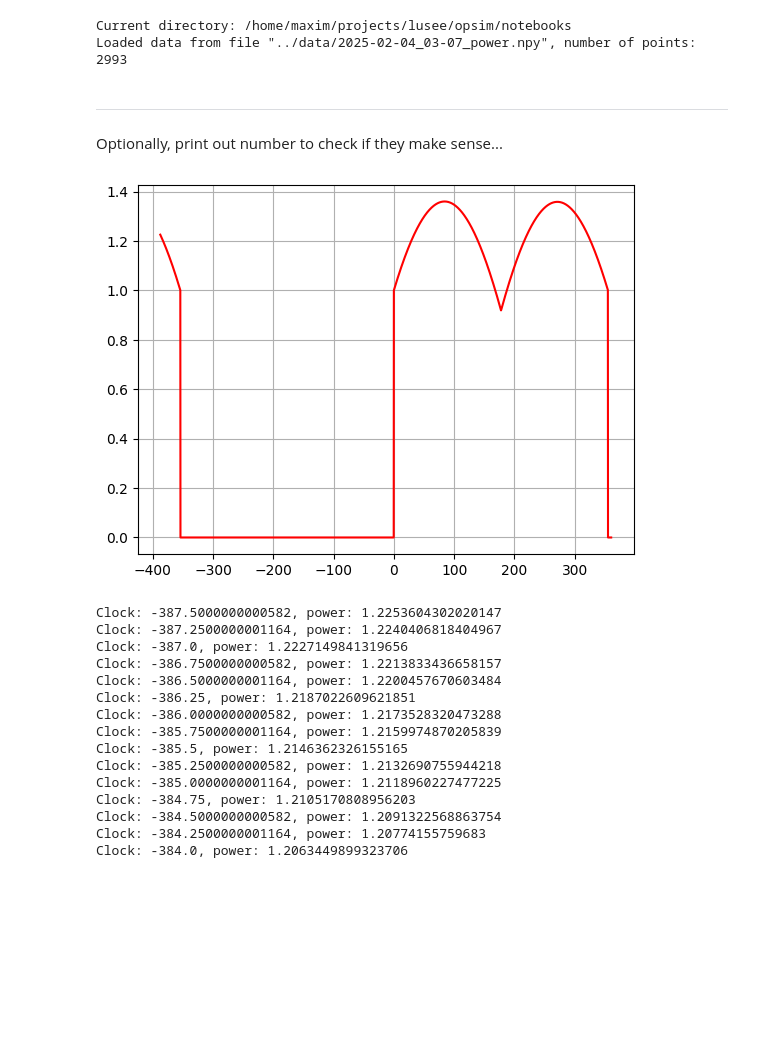
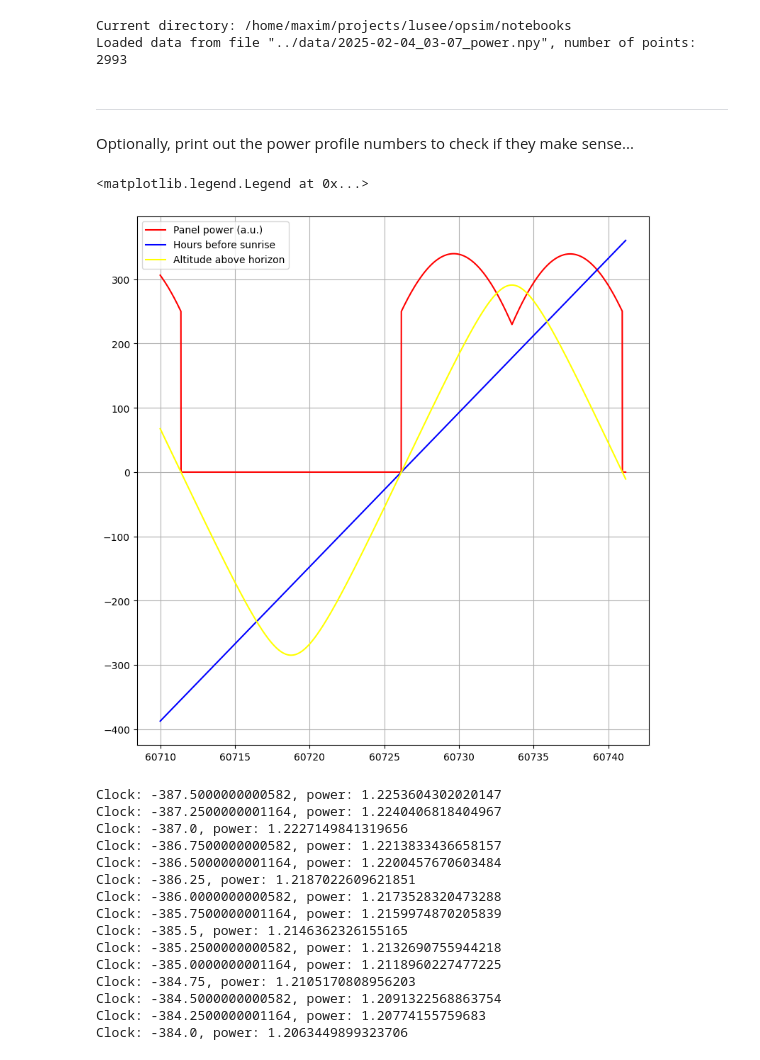
Before and after one commit to lusee-night/opsim, a Jupyter notebook: notebooks/sim.ipynb, the cells around one changed output. Cells and saved outputs as stored; diff of their text form; code cells hidden in the pictures; blank space fills up the shorter version.

```diff
--- a/notebooks/sim.ipynb
+++ b/notebooks/sim.ipynb
@@ -65,5 +67,5 @@ Loaded data from file "../data/2025-02-04_03-07_power.npy", number of points: 29
 # %% [markdown]
 ---
 
-Optionally, print out number to check if they make sense...
+Optionally, print out the power profile numbers to check if they make sense...
 # %%
@@ -72,13 +74,20 @@ Optionally, print out number to check if they make sense...
 print(f'''Will attempt to access {mySun.N} points {Panel.profile}''')
 for i in range(0, mySun.N):
     print("%5.3f: %5.3f" % (mySun.mjd[i], Panel.profile[i]))
-# %%
-
-plt.plot(hrs, Panel.profile, color="red",    label="total")
-# plt.xlim(-100,400)
-plt.grid(True)
-# %% [output]
-[figure, removed]
+# %%
+
+plt.rcParams["figure.figsize"] = [8., 8.]
+plt.rcParams["figure.autolayout"] = True
+plt.plot(mySun.mjd, Panel.profile*250., color="red",    label="Panel power (a.u.)")
+plt.plot(mySun.mjd, hrs, color="blue",    label="Hours before sunrise")
+plt.plot(mySun.mjd, mySun.alt*250, color="yellow",  label="Altitude above horizon")
+
+# --- plt.xlim(-100,400)
+plt.grid(True)
+plt.legend()
+# %% [output]
+<matplotlib.legend.Legend at 0x...>
+[figure, added]
 # %%
 env = simpy.Environment()
 
```
Also changed, not shown: parts of 2 cells of this notebook, 6 other files.
